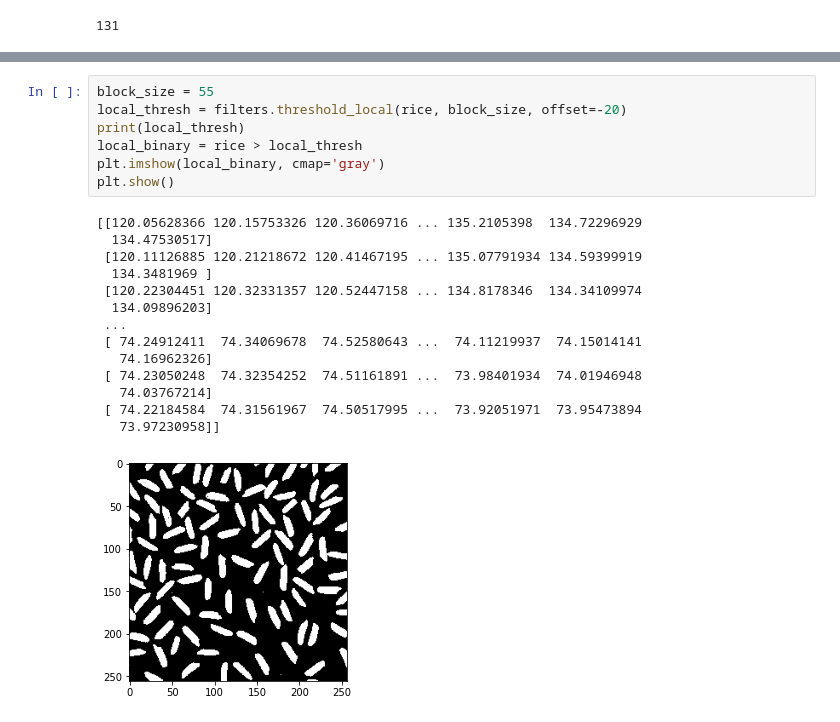
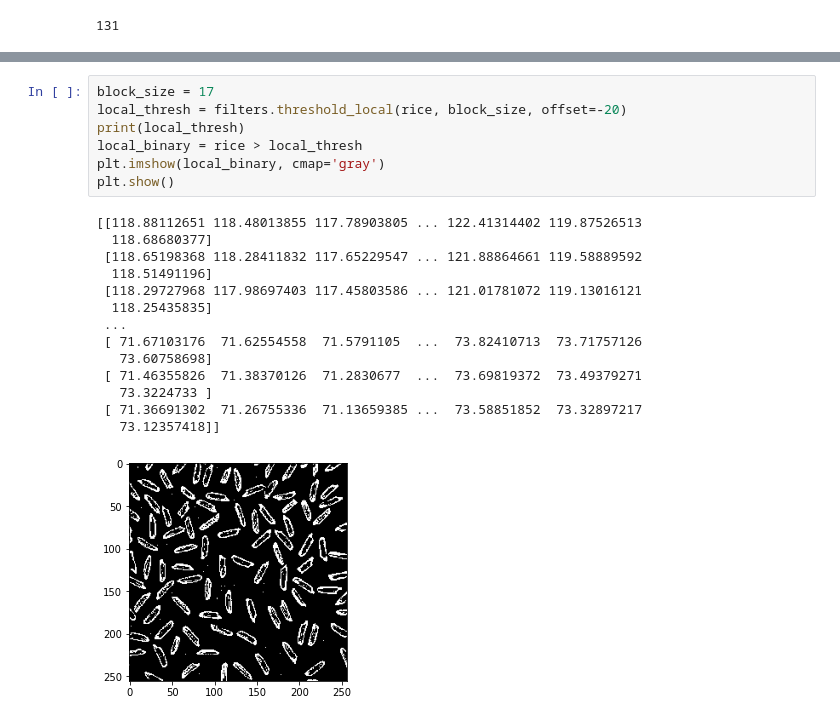
Before and after one commit to ASiCo1116/dip_ta, a Jupyter notebook: week2/lab1-solution.ipynb, the cells around one changed output, grey strips where cells are left out. Drawn from its saved outputs; the diff is of its cells as text.

```diff
--- a/week2/lab1-solution.ipynb
+++ b/week2/lab1-solution.ipynb
@@ -53,26 +61,26 @@ plt.show()
 [figure]
 # %%
-block_size = 55
+block_size = 17
 local_thresh = filters.threshold_local(rice, block_size, offset=-20)
 print(local_thresh)
 local_binary = rice > local_thresh
 plt.imshow(local_binary, cmap='gray')
 plt.show()
 # %% [output]
-[[120.05628366 120.15753326 120.36069716 ... 135.2105398  134.72296929
-  134.47530517]
- [120.11126885 120.21218672 120.41467195 ... 135.07791934 134.59399919
-  134.3481969 ]
- [120.22304451 120.32331357 120.52447158 ... 134.8178346  134.34109974
-  134.09896203]
+[[118.88112651 118.48013855 117.78903805 ... 122.41314402 119.87526513
+  118.68680377]
+ [118.65198368 118.28411832 117.65229547 ... 121.88864661 119.58889592
+  118.51491196]
+ [118.29727968 117.98697403 117.45803586 ... 121.01781072 119.13016121
+  118.25435835]
  ...
- [ 74.24912411  74.34069678  74.52580643 ...  74.11219937  74.15014141
-   74.16962326]
- [ 74.23050248  74.32354252  74.51161891 ...  73.98401934  74.01946948
-   74.03767214]
- [ 74.22184584  74.31561967  74.50517995 ...  73.92051971  73.95473894
-   73.97230958]]
+ [ 71.67103176  71.62554558  71.5791105  ...  73.82410713  73.71757126
+   73.60758698]
+ [ 71.46355826  71.38370126  71.2830677  ...  73.69819372  73.49379271
+   73.3224733 ]
+ [ 71.36691302  71.26755336  71.13659385 ...  73.58851852  73.32897217
+   73.12357418]]
-[figure, old version]
+[figure, new version]
 # %%
 from skimage import morphology, img_as_float
 img = img_as_float(rice)
```
Also changed, not shown: parts of 3 cells of this notebook, 16 other files.
